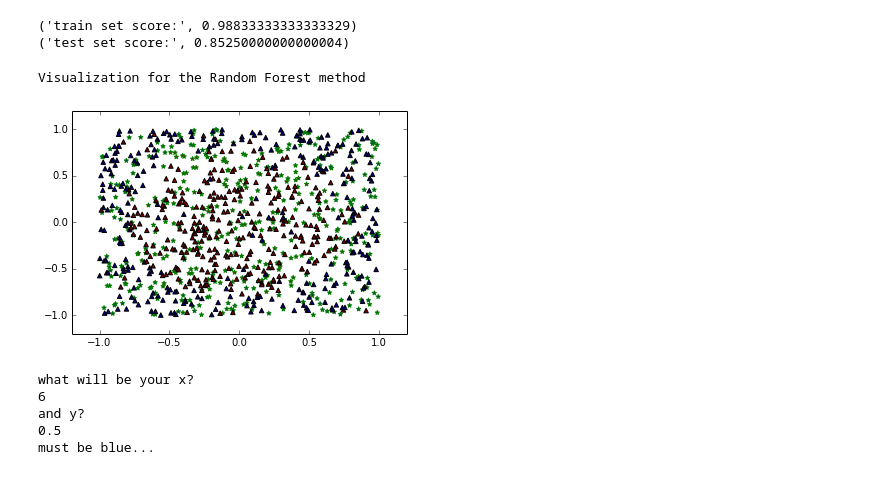
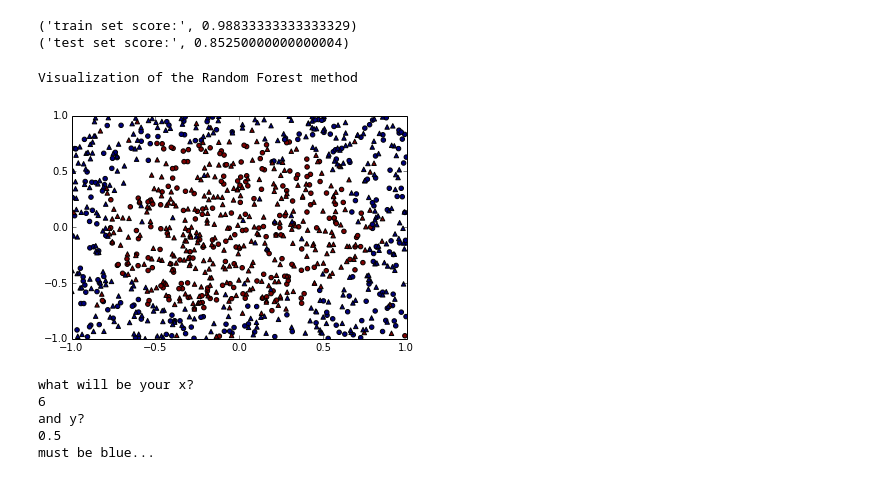
Before and after one commit to effect/bii-14s, a Jupyter notebook: kolchanova/Classifiers.ipynb, the cells around one changed output. Saved outputs shown, nothing was run; the diff lists cells and outputs as text; code cells hidden in the pictures.

```diff
--- a/kolchanova/Classifiers.ipynb
+++ b/kolchanova/Classifiers.ipynb
@@ -79,15 +79,16 @@ print('test set score:', rforest.score(Xtestset, Ytestset))
 ('train set score:', 0.98833333333333329)
 ('test set score:', 0.85250000000000004)
 # %%
-print ("Visualization for the Random Forest method")
+print ("Visualization of the Random Forest method")
 prediction_rf = rforest.predict(Xtestset)
-_ = plot.xlim(-1.2, 1.2)
-_ = plot.ylim(-1.2, 1.2)
-_ = plot.scatter(Xtestset[:, 0], Xtestset[:, 1], c  = prediction_rf, marker = "*", color = "green")
+
+_ = plot.xlim(-1, 1)
+_ = plot.ylim(-1, 1)
+_ = plot.scatter(Xtestset[:, 0], Xtestset[:, 1], c  = prediction_rf)
 _ = plot.scatter(Xtrainset[:, 0], Xtrainset[:, 1], c = Ytrainset, marker = "^")
 # %% [output]
-Visualization for the Random Forest method
+Visualization of the Random Forest method
-[figure, old version]
+[figure, new version]
 # %%
 def classify_forest (x,y):
     if rforest.predict([x,y]) == 0:
```
Also changed, not shown: parts of 1 cell of this notebook.
